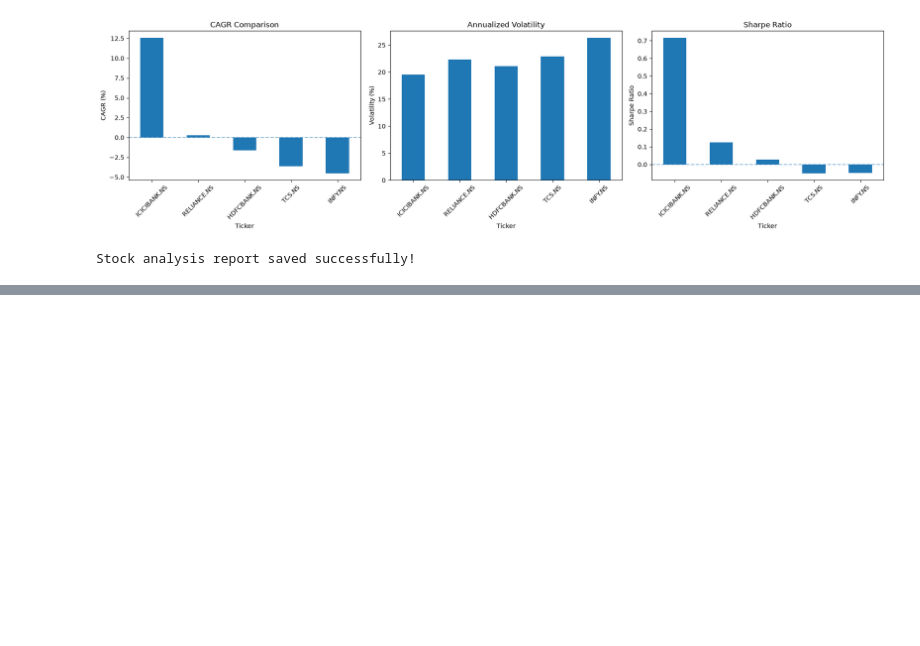
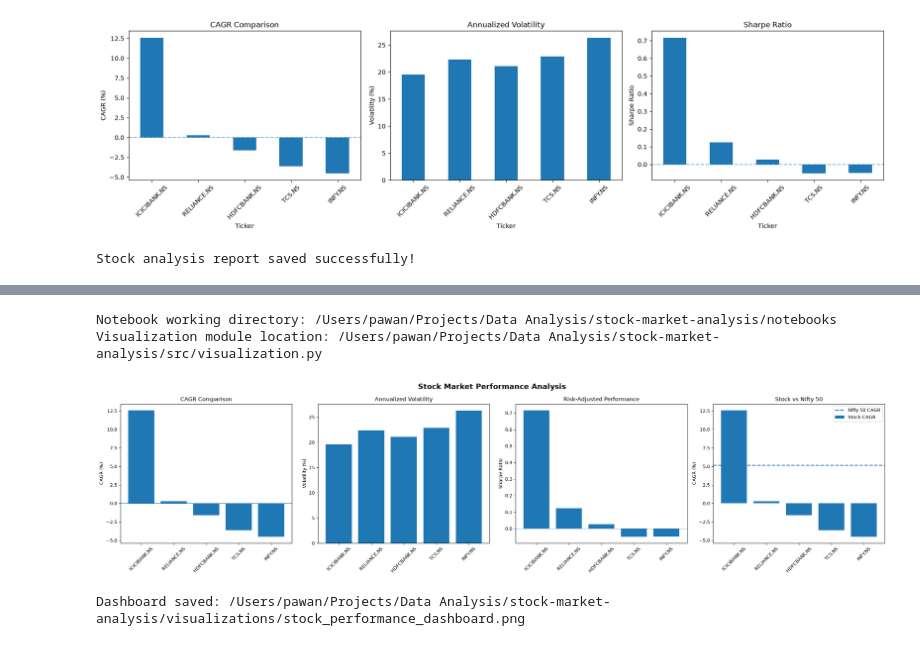
Before and after one commit to pawan646435/stock-market-analysis, a Jupyter notebook: notebooks/01_data_collection.ipynb, the cells around one changed output, grey strips where cells are left out. Saved outputs shown, nothing was run; the diff lists cells and outputs as text; code cells hidden in the pictures; blank space fills up the shorter version.

```diff
--- a/notebooks/01_data_collection.ipynb
+++ b/notebooks/01_data_collection.ipynb
@@ -893,0 +1000,10 @@ plt.show()
+# %%
+# Calculate CAGR for each stock
+cagr = calculate_cagr(cleaned_data)
+
+# Add CAGR to the risk-return summary
+risk_return["CAGR"] = cagr
+
+display(
+    risk_return[["CAGR"]]
+)
@@ -893,0 +1105,23 @@ plt.show()
+# %%
+from pathlib import Path
+
+print("Notebook working directory:", Path.cwd())
+print("Visualization module location:", Path.cwd().parent / "src" / "visualization.py")
+# %% [output]
+Notebook working directory: /Users/pawan/Projects/Data Analysis/stock-market-analysis/notebooks
+Visualization module location: /Users/pawan/Projects/Data Analysis/stock-market-analysis/src/visualization.py
+# %%
+import importlib
+import src.visualization as visualization
+
+# Reload the updated visualization module
+importlib.reload(visualization)
+
+# Generate the updated dashboard with Nifty 50 comparison
+visualization.create_stock_dashboard(
+    stock_report,
+    benchmark_cagr=benchmark_cagr
+)
+# %% [output]
+[figure, added]
+Dashboard saved: /Users/pawan/Projects/Data Analysis/stock-market-analysis/visualizations/stock_performance_dashboard.png
```
Also changed, not shown: parts of 24 cells of this notebook, 8 other files.
